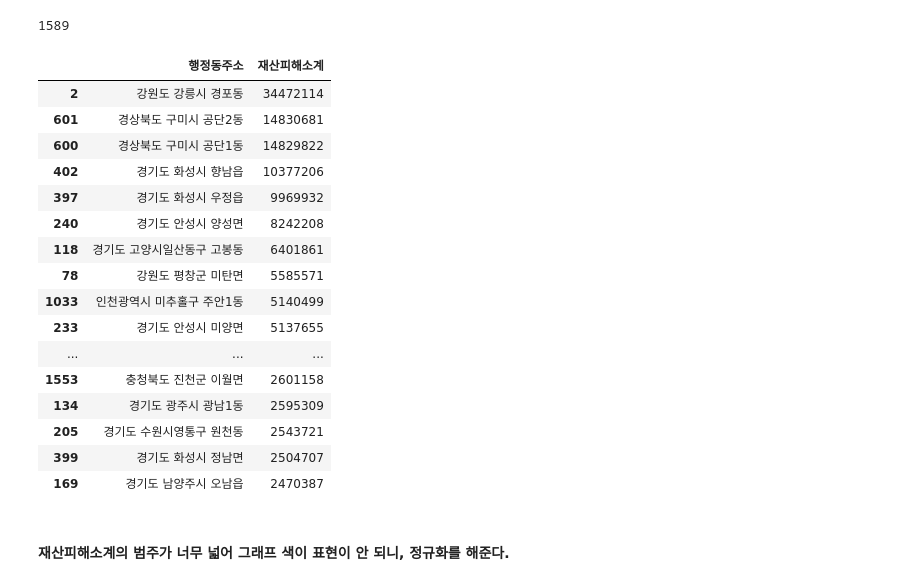
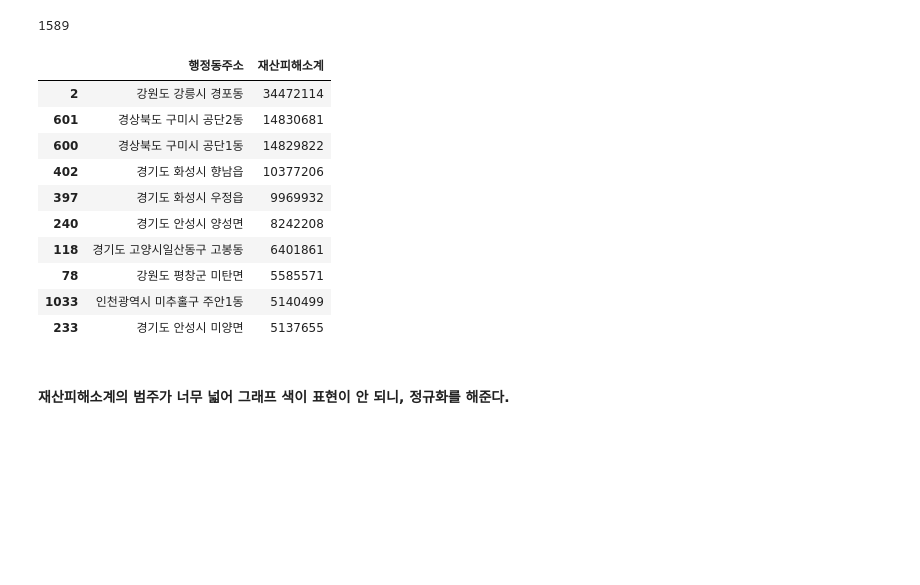
Before and after one commit to JuheePak/Convergence_project, a Jupyter notebook: src/fire_map.ipynb, the cells around one changed output. Cells and saved outputs as stored; diff of their text form; code cells hidden in the pictures; blank space fills up the shorter version.

```diff
--- a/src/fire_map.ipynb
+++ b/src/fire_map.ipynb
@@ -282,25 +282,19 @@ len(dong)
 # %% [output]
 1589
 # %%
-display(dong.sort_values(by=['재산피해소계'], ascending=False).head(30))
+display(dong.sort_values(by=['재산피해소계'], ascending=False).head(10))
 # %% [output]
 |  | 행정동주소 | 재산피해소계 |
 | 2 | 강원도 강릉시 경포동 | 34472114 |
 | 601 | 경상북도 구미시 공단2동 | 14830681 |
 | 600 | 경상북도 구미시 공단1동 | 14829822 |
 | 402 | 경기도 화성시 향남읍 | 10377206 |
 | 397 | 경기도 화성시 우정읍 | 9969932 |
 | 240 | 경기도 안성시 양성면 | 8242208 |
 | 118 | 경기도 고양시일산동구 고봉동 | 6401861 |
 | 78 | 강원도 평창군 미탄면 | 5585571 |
 | 1033 | 인천광역시 미추홀구 주안1동 | 5140499 |
 | 233 | 경기도 안성시 미양면 | 5137655 |
-| ... | ... | ... |
-| 1553 | 충청북도 진천군 이월면 | 2601158 |
-| 134 | 경기도 광주시 광남1동 | 2595309 |
-| 205 | 경기도 수원시영통구 원천동 | 2543721 |
-| 399 | 경기도 화성시 정남면 | 2504707 |
-| 169 | 경기도 남양주시 오남읍 | 2470387 |
 # %% [markdown]
 #### 재산피해소계의 범주가 너무 넓어 그래프 색이 표현이 안 되니, 정규화를 해준다.
 # %%
```
Also changed, not shown: parts of 12 cells of this notebook, 1 other file.
